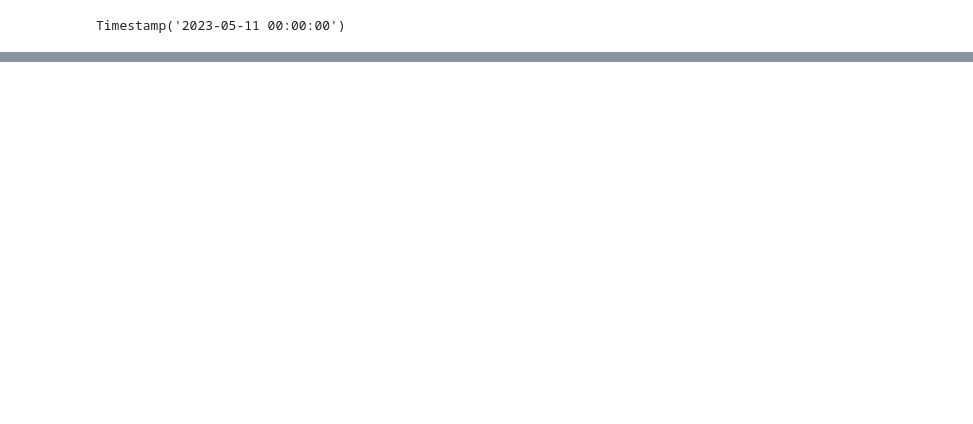
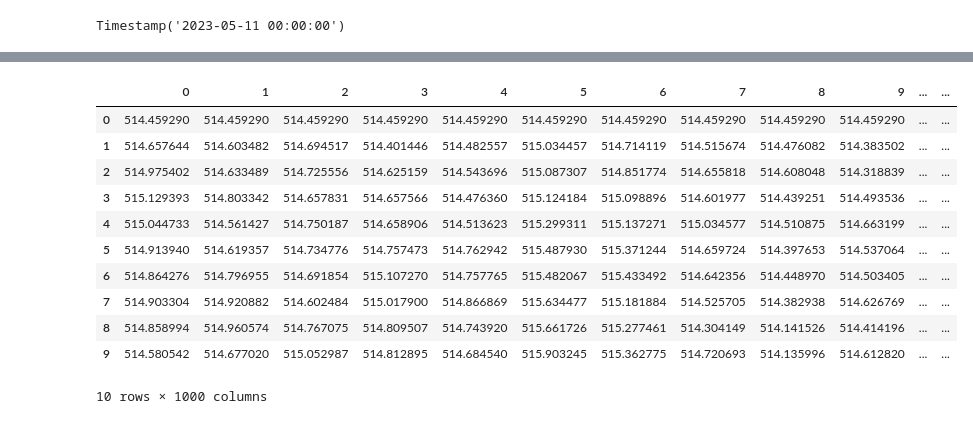
Before and after one commit to weiyuanoh/MH4518, a Jupyter notebook: WY/Model Notebooks/VAR.ipynb, the cells around one changed output, grey strips where cells are left out. Drawn from its saved outputs; the diff is of its cells as text; code cells hidden in the pictures; blank space fills up the shorter version.

```diff
--- a/WY/Model Notebooks/VAR.ipynb
+++ b/WY/Model Notebooks/VAR.ipynb
@@ -346,0 +458,16 @@ lonza_paths, sika_paths, date_list = sim_asset_t_dist(fdos = cs.initial_fixing_d
+# %%
+lonza_paths = pd.DataFrame(lonza_paths)
+lonza_paths.index =
+# %% [output]
+|  | 0 | 1 | 2 | 3 | 4 | 5 | 6 | 7 | 8 | 9 | ... | ... |
+| 0 | 514.459290 | 514.459290 | 514.459290 | 514.459290 | 514.459290 | 514.459290 | 514.459290 | 514.459290 | 514.459290 | 514.459290 | ... | ... |
+| 1 | 514.657644 | 514.603482 | 514.694517 | 514.401446 | 514.482557 | 515.034457 | 514.714119 | 514.515674 | 514.476082 | 514.383502 | ... | ... |
+| 2 | 514.975402 | 514.633489 | 514.725556 | 514.625159 | 514.543696 | 515.087307 | 514.851774 | 514.655818 | 514.608048 | 514.318839 | ... | ... |
+| 3 | 515.129393 | 514.803342 | 514.657831 | 514.657566 | 514.476360 | 515.124184 | 515.098896 | 514.601977 | 514.439251 | 514.493536 | ... | ... |
+| 4 | 515.044733 | 514.561427 | 514.750187 | 514.658906 | 514.513623 | 515.299311 | 515.137271 | 515.034577 | 514.510875 | 514.663199 | ... | ... |
+| 5 | 514.913940 | 514.619357 | 514.734776 | 514.757473 | 514.762942 | 515.487930 | 515.371244 | 514.659724 | 514.397653 | 514.537064 | ... | ... |
+| 6 | 514.864276 | 514.796955 | 514.691854 | 515.107270 | 514.757765 | 515.482067 | 515.433492 | 514.642356 | 514.448970 | 514.503405 | ... | ... |
+| 7 | 514.903304 | 514.920882 | 514.602484 | 515.017900 | 514.866869 | 515.634477 | 515.181884 | 514.525705 | 514.382938 | 514.626769 | ... | ... |
+| 8 | 514.858994 | 514.960574 | 514.767075 | 514.809507 | 514.743920 | 515.661726 | 515.277461 | 514.304149 | 514.141526 | 514.414196 | ... | ... |
+| 9 | 514.580542 | 514.677020 | 515.052987 | 514.812895 | 514.684540 | 515.903245 | 515.362775 | 514.720693 | 514.135996 | 514.612820 | ... | ... |
+10 rows × 1000 columns
```
Also changed, not shown: parts of 13 cells of this notebook.
